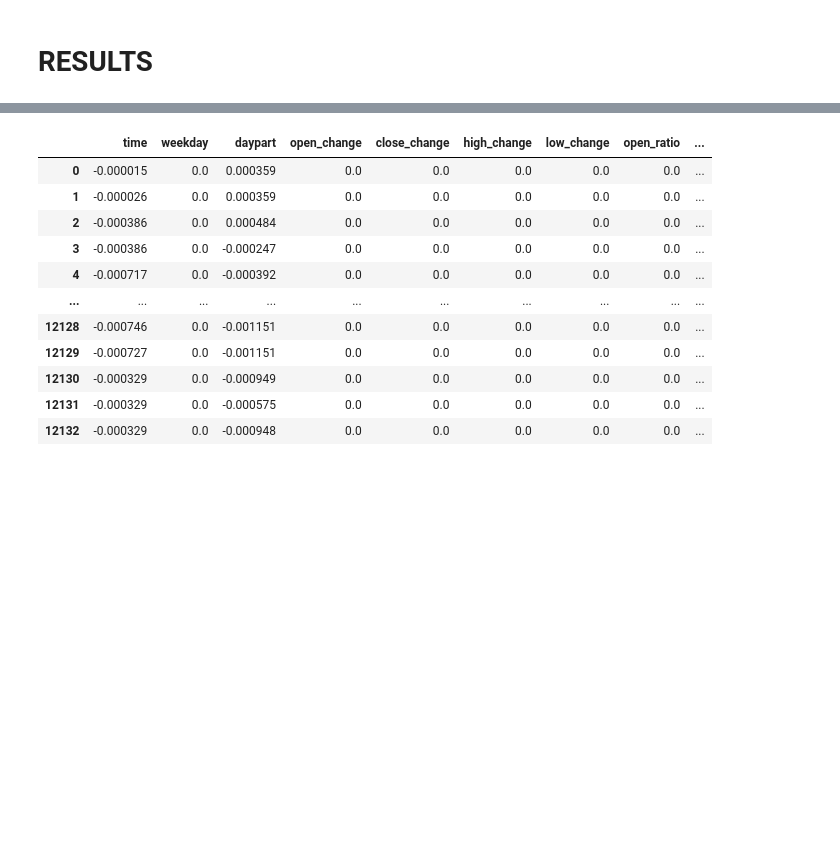
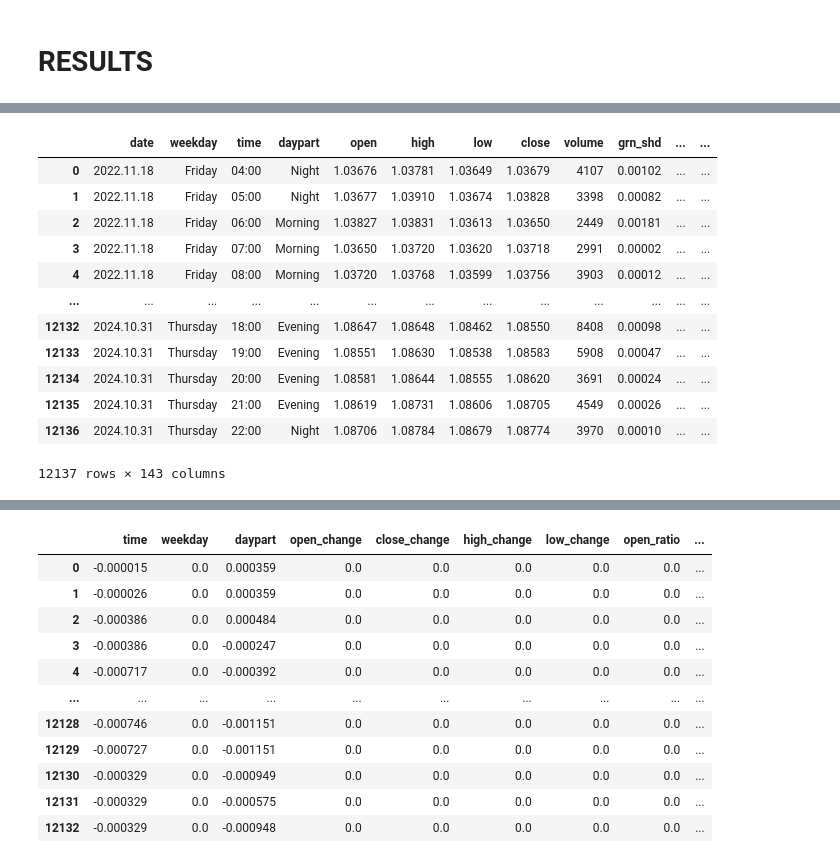
Before and after one commit to Priboy313/final-qualifying-work, a Jupyter notebook: main.ipynb, the cells around one changed output, grey strips where cells are left out. Cells and saved outputs as stored; diff of their text form; code cells hidden in the pictures; blank space fills up the shorter version.

```diff
--- a/main.ipynb
+++ b/main.ipynb
@@ -816,3 +818,19 @@ PRECREC  0.71
+# %%
+test
+# %% [output]
+|  | date | weekday | time | daypart | open | high | low | close | volume | grn_shd | ... | ... |
+| 0 | 2022.11.18 | Friday | 04:00 | Night | 1.03676 | 1.03781 | 1.03649 | 1.03679 | 4107 | 0.00102 | ... | ... |
+| 1 | 2022.11.18 | Friday | 05:00 | Night | 1.03677 | 1.03910 | 1.03674 | 1.03828 | 3398 | 0.00082 | ... | ... |
+| 2 | 2022.11.18 | Friday | 06:00 | Morning | 1.03827 | 1.03831 | 1.03613 | 1.03650 | 2449 | 0.00181 | ... | ... |
+| 3 | 2022.11.18 | Friday | 07:00 | Morning | 1.03650 | 1.03720 | 1.03620 | 1.03718 | 2991 | 0.00002 | ... | ... |
+| 4 | 2022.11.18 | Friday | 08:00 | Morning | 1.03720 | 1.03768 | 1.03599 | 1.03756 | 3903 | 0.00012 | ... | ... |
+| ... | ... | ... | ... | ... | ... | ... | ... | ... | ... | ... | ... | ... |
+| 12132 | 2024.10.31 | Thursday | 18:00 | Evening | 1.08647 | 1.08648 | 1.08462 | 1.08550 | 8408 | 0.00098 | ... | ... |
+| 12133 | 2024.10.31 | Thursday | 19:00 | Evening | 1.08551 | 1.08630 | 1.08538 | 1.08583 | 5908 | 0.00047 | ... | ... |
+| 12134 | 2024.10.31 | Thursday | 20:00 | Evening | 1.08581 | 1.08644 | 1.08555 | 1.08620 | 3691 | 0.00024 | ... | ... |
+| 12135 | 2024.10.31 | Thursday | 21:00 | Evening | 1.08619 | 1.08731 | 1.08606 | 1.08705 | 4549 | 0.00026 | ... | ... |
+| 12136 | 2024.10.31 | Thursday | 22:00 | Night | 1.08706 | 1.08784 | 1.08679 | 1.08774 | 3970 | 0.00010 | ... | ... |
+12137 rows × 143 columns
 # %%
 import shap
 shap.initjs()
```
Also changed, not shown: parts of 3 cells of this notebook, 1 other file.
